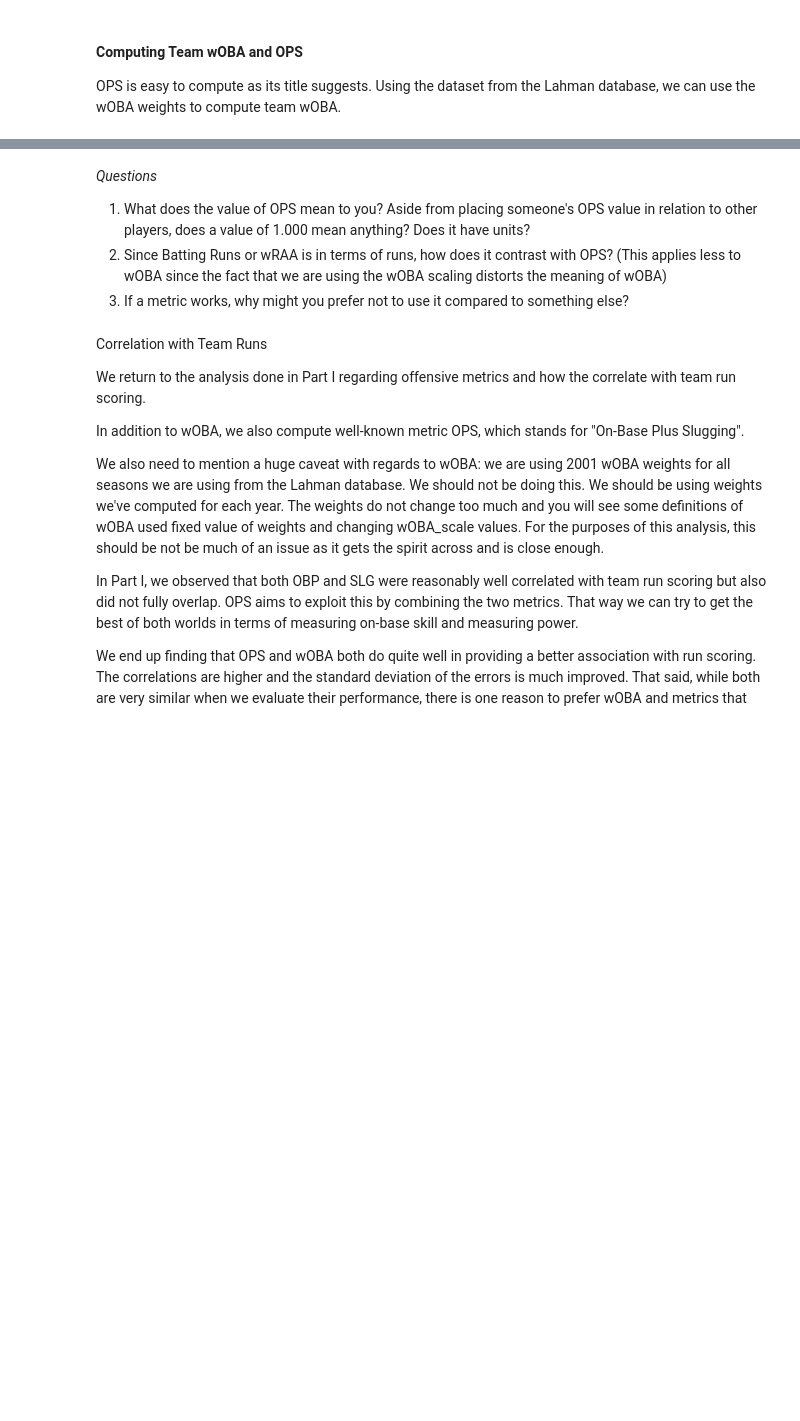
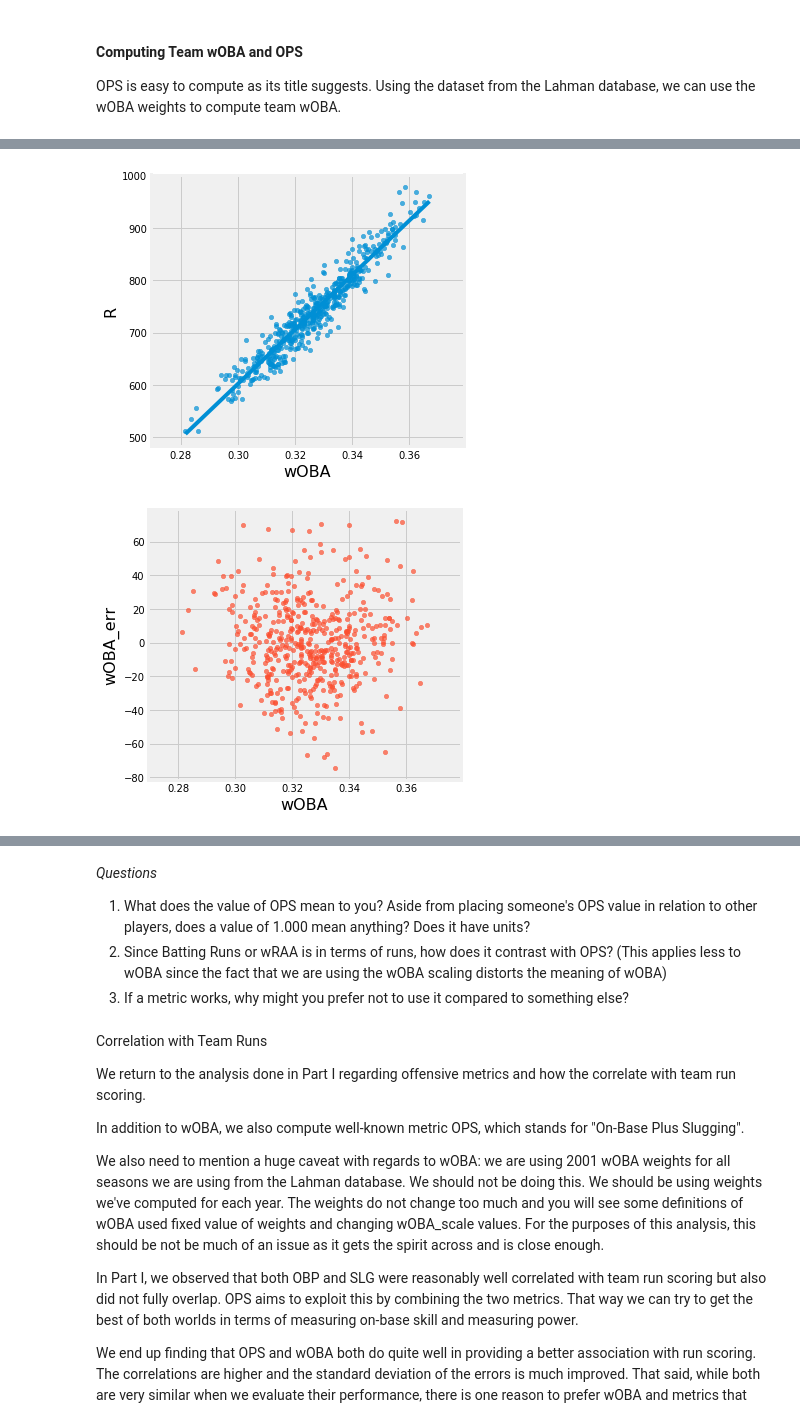
Before and after one commit to apapanico/LS88, a Jupyter notebook: Demos/off_metrics/Demo - Offensive Metrics in Baseball (DS).ipynb, the cells around one changed output, grey strips where cells are left out. Cells and saved outputs as stored; diff of their text form; code cells hidden in the pictures; blank space fills up the shorter version.

```diff
--- a/Demos/off_metrics/Demo - Offensive Metrics in Baseball (DS).ipynb
+++ b/Demos/off_metrics/Demo - Offensive Metrics in Baseball (DS).ipynb
@@ -271,0 +309,7 @@ To do:
+# %%
+stat = 'wOBA'
+linear_fits.scatter(stat, select='R', fit_line=True, color='C0')
+linear_fits.scatter(stat, select=stat + '_err', color='C1')
+# %% [output]
+[figure, added]
+[figure, added]
```
Also changed, not shown: parts of 13 cells of this notebook.
